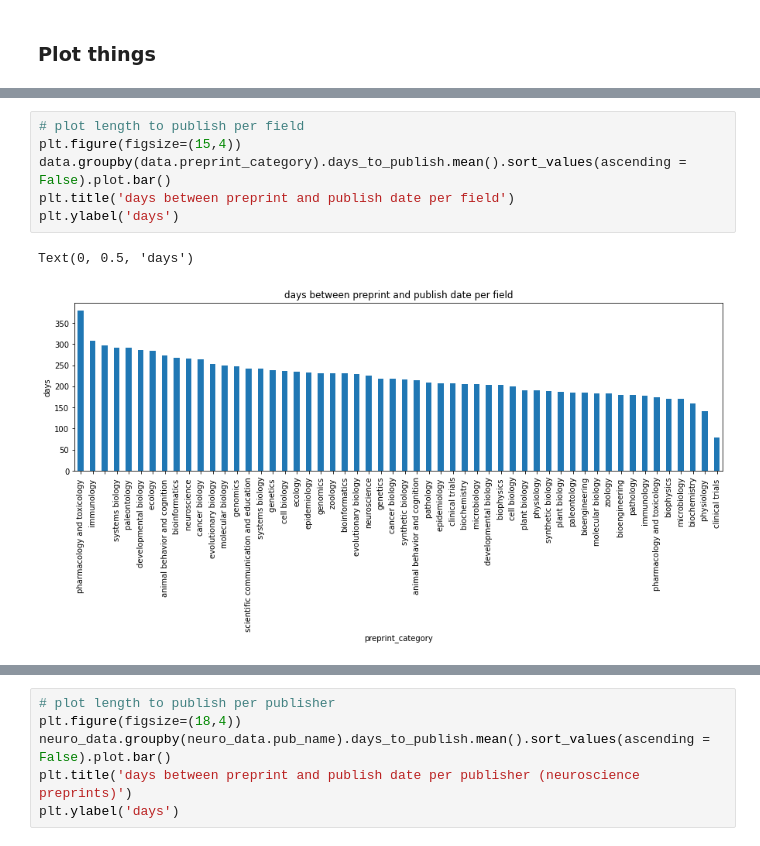
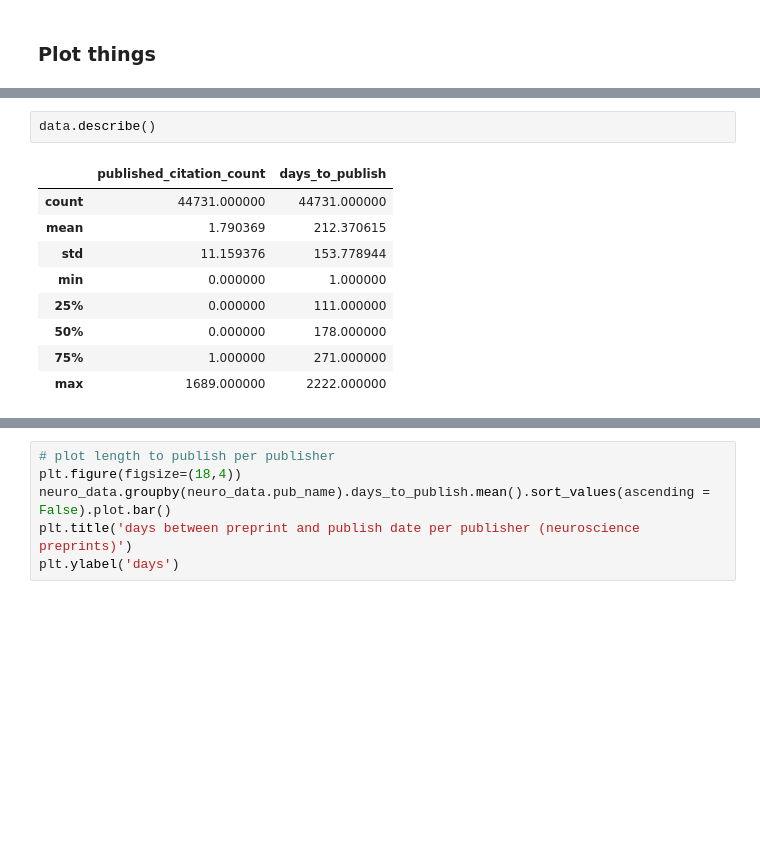
Before and after one commit to marinafridman/delays, a Jupyter notebook: preprints_preprocessing.ipynb, the cells around one changed output, grey strips where cells are left out. Cells and saved outputs as stored; diff of their text form; blank space fills up the shorter version.

```diff
--- a/preprints_preprocessing.ipynb
+++ b/preprints_preprocessing.ipynb
@@ -105,9 +121,12 @@ Text(0, 0.5, '# of preprints')
-# %%
-# plot length to publish per field
-plt.figure(figsize=(15,4))
-data.groupby(data.preprint_category).days_to_publish.mean().sort_values(ascending = False).plot.bar()
-plt.title('days between preprint and publish date per field')
-plt.ylabel('days')
-# %% [output]
-Text(0, 0.5, 'days')
-[figure, removed]
+# %%
+data.describe()
+# %% [output]
+|  | published_citation_count | days_to_publish |
+| count | 44731.000000 | 44731.000000 |
+| mean | 1.790369 | 212.370615 |
+| std | 11.159376 | 153.778944 |
+| min | 0.000000 | 1.000000 |
+| 25% | 0.000000 | 111.000000 |
+| 50% | 0.000000 | 178.000000 |
+| 75% | 1.000000 | 271.000000 |
+| max | 1689.000000 | 2222.000000 |
```
Also changed, not shown: parts of 11 cells of this notebook, 1 other file.
